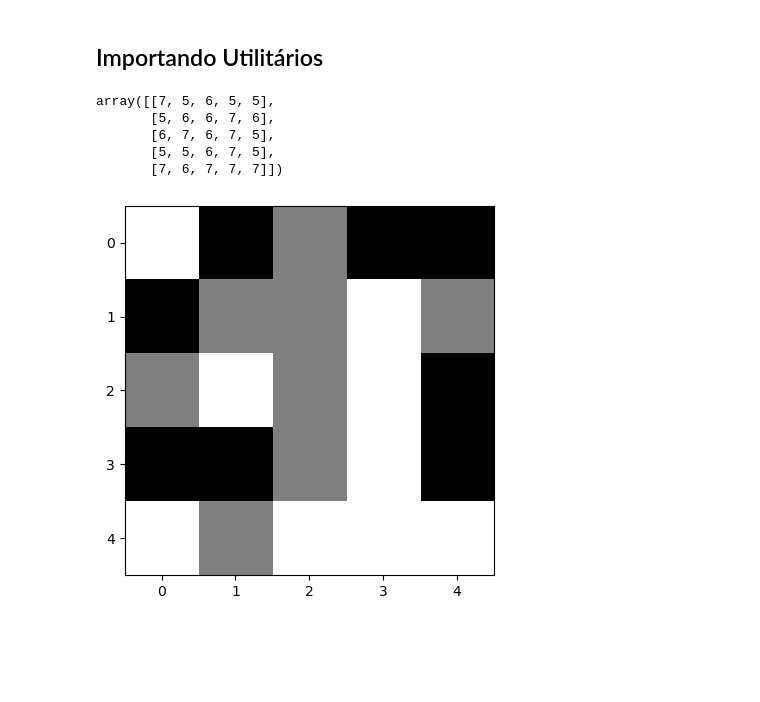
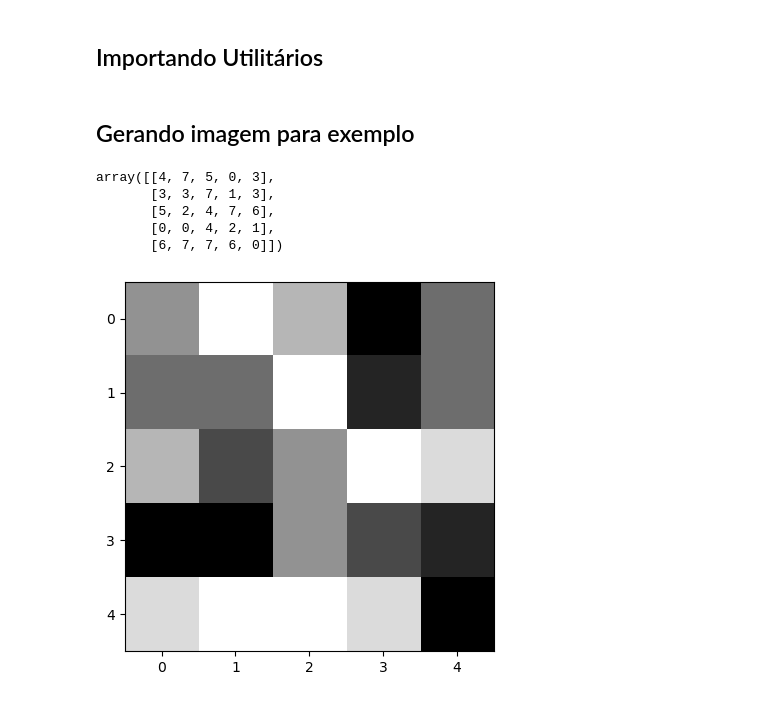
Before and after one commit to LukeBreezy/Morphology, a Jupyter notebook: Testes.ipynb, the cells around one changed output. Cells and saved outputs as stored; diff of their text form; code cells hidden in the pictures; blank space fills up the shorter version.

```diff
--- a/Testes.ipynb
+++ b/Testes.ipynb
@@ -7,15 +6,17 @@ import cv2 as cv
 
 from PrettyPrint import PrettyPrintTree
 from morpho_package import *
+# %% [markdown]
+## Gerando imagem para exemplo
 # %%
-np.random.seed(3)
-img = np.random.randint(5, 8, (5, 5))
+np.random.seed(0)
+img = np.random.randint(0, 8, (5, 5))
 plt.imshow(img, 'gray', )
 img
 # %% [output]
-array([[7, 5, 6, 5, 5],
-       [5, 6, 6, 7, 6],
-       [6, 7, 6, 7, 5],
-       [5, 5, 6, 7, 5],
-       [7, 6, 7, 7, 7]])
+array([[4, 7, 5, 0, 3],
+       [3, 3, 7, 1, 3],
+       [5, 2, 4, 7, 6],
+       [0, 0, 4, 2, 1],
+       [6, 7, 7, 6, 0]])
-[figure, old version]
+[figure, new version]
```
Also changed, not shown: parts of 19 cells of this notebook, 3 other files.
